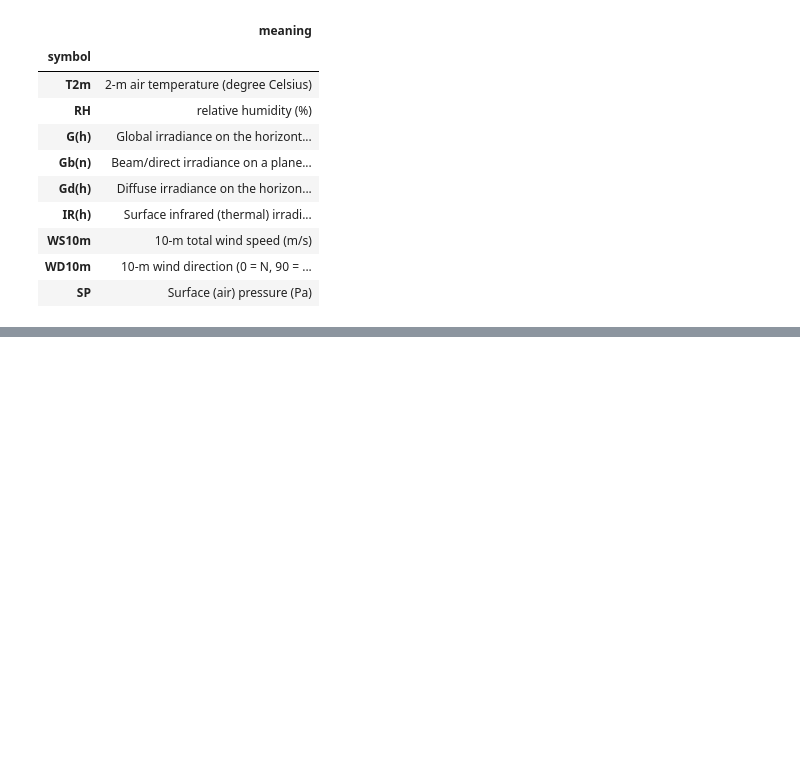
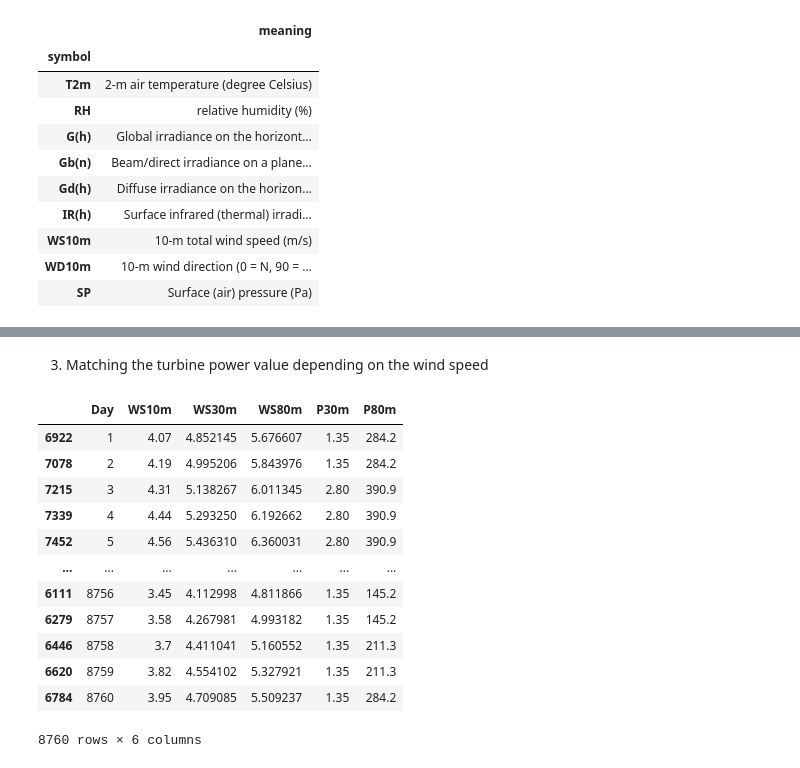
Before and after one commit to dawikrol/Engineering-thesis, a Jupyter notebook: Scripts/Wind_potential.ipynb, the cells around one changed output, grey strips where cells are left out. Cells and saved outputs as stored; diff of their text form; code cells hidden in the pictures; blank space fills up the shorter version.

```diff
--- a/Scripts/Wind_potential.ipynb
+++ b/Scripts/Wind_potential.ipynb
@@ -127,0 +138,2 @@ cl_data
+# %%
+uploaded_turbins = files.upload()
@@ -127,0 +143,12 @@ cl_data
+# %%
+for file in uploaded_turbins:
+    turbine_2MW = pd.read_excel(io.BytesIO(uploaded_turbins[file]), sheet_name='2MW')
+    turbine_20kW = pd.read_excel(io.BytesIO(uploaded_turbins[file]), sheet_name='20kW')
+
+turbine_2MW.columns = ['WS80m', 'P80m']
+turbine_2MW.drop(turbine_2MW.index[0], inplace=True)
+turbine_2MW = turbine_2MW.astype(float)
+
+turbine_20kW.columns = ['WS30m', 'P30m']
+turbine_20kW.drop(turbine_20kW.index[0], inplace=True)
+turbine_20kW = turbine_20kW.astype(float)
@@ -127,0 +197,6 @@ cl_data
+# %%
+
+alpha = 0.16
+h_orginal = 10
+h_t1 = 30
+h_t2 = 80
@@ -127,0 +205,11 @@ cl_data
+# %%
+pd.options.mode.chained_assignment = None  # default='warn', pandas is warning that my operations are not apply on my orginal frame. It's true and it's what I want here
+
+final_results = {}
+
+for key in cleared_df:
+    cl_data = cleared_df[key][['Day','WS10m']]
+    cl_data['WS30m'] = cl_data['WS10m'].apply(lambda x: float(x)*(h_t1/h_orginal)**(alpha))
+    cl_data['WS80m'] = cl_data['WS10m'].apply(lambda x: float(x)*(h_t2/h_orginal)**(alpha))
+    final_results[key] = cl_data
+final_results[list(dataframes.keys())[0]]
@@ -127,0 +230,27 @@ cl_data
+# %% [markdown]
+3. Matching the turbine power value depending on the wind speed
+# %%
+for key in final_results:
+
+    dataP30 = pd.merge_asof(final_results[key].sort_values('WS30m'), turbine_20kW, on='WS30m')
+    final_results[key] = dataP30
+    dataP80 = pd.merge_asof(final_results[key].sort_values('WS80m'), turbine_2MW, on='WS80m')
+    final_results[key] = dataP80.sort_values('Day') #now we see why was added 'Day' column,
+    #ofc we can care about index during every change but IMO in this case it is easier to manage it in this way.
+
+
+final_results[list(dataframes.keys())[0]]
+# %% [output]
+|  | Day | WS10m | WS30m | WS80m | P30m | P80m |
+| 6922 | 1 | 4.07 | 4.852145 | 5.676607 | 1.35 | 284.2 |
+| 7078 | 2 | 4.19 | 4.995206 | 5.843976 | 1.35 | 284.2 |
+| 7215 | 3 | 4.31 | 5.138267 | 6.011345 | 2.80 | 390.9 |
+| 7339 | 4 | 4.44 | 5.293250 | 6.192662 | 2.80 | 390.9 |
+| 7452 | 5 | 4.56 | 5.436310 | 6.360031 | 2.80 | 390.9 |
+| ... | ... | ... | ... | ... | ... | ... |
+| 6111 | 8756 | 3.45 | 4.112998 | 4.811866 | 1.35 | 145.2 |
+| 6279 | 8757 | 3.58 | 4.267981 | 4.993182 | 1.35 | 145.2 |
+| 6446 | 8758 | 3.7 | 4.411041 | 5.160552 | 1.35 | 211.3 |
+| 6620 | 8759 | 3.82 | 4.554102 | 5.327921 | 1.35 | 211.3 |
+| 6784 | 8760 | 3.95 | 4.709085 | 5.509237 | 1.35 | 284.2 |
+8760 rows × 6 columns
```
Also changed, not shown: parts of 10 cells of this notebook.
